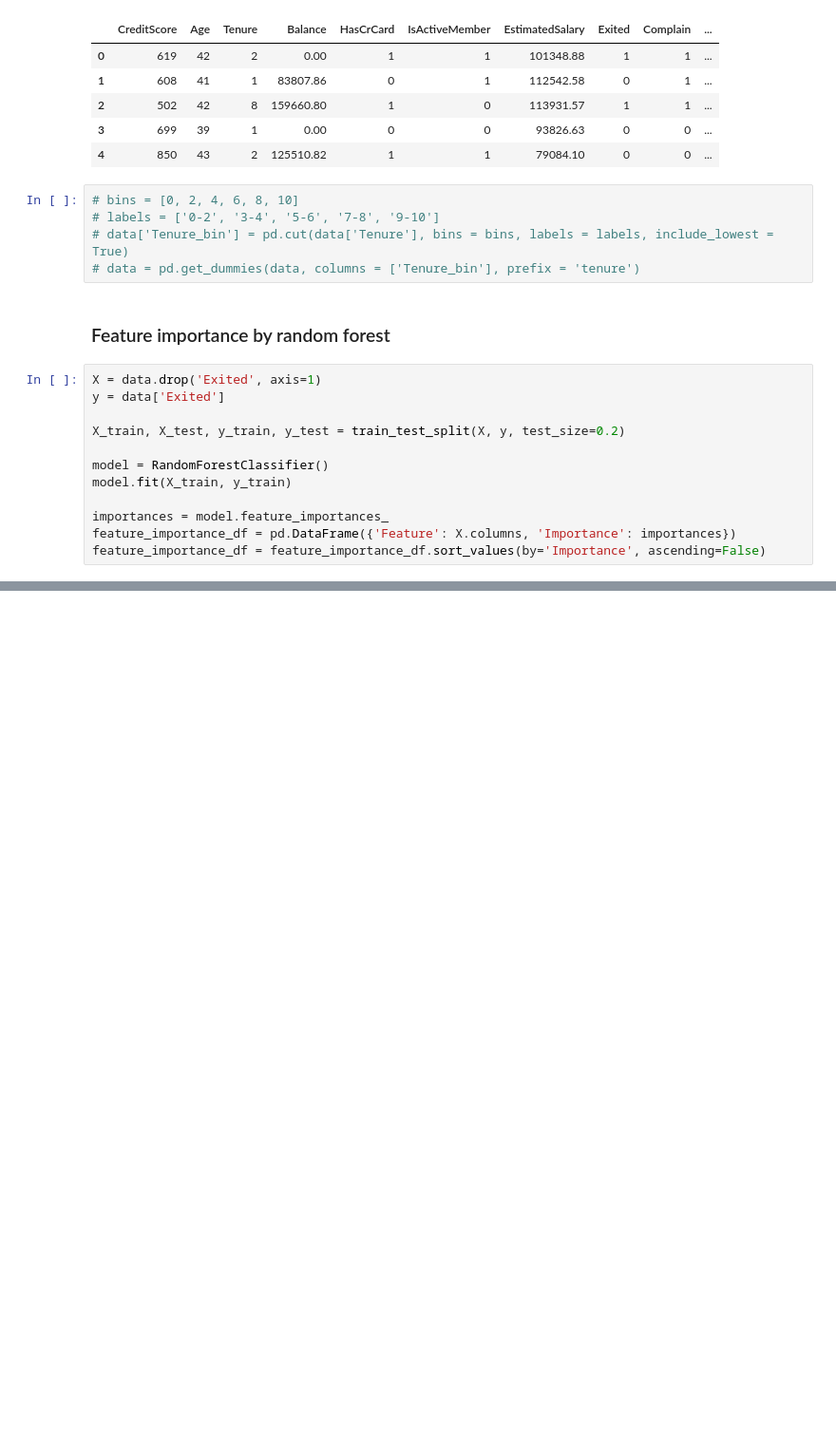
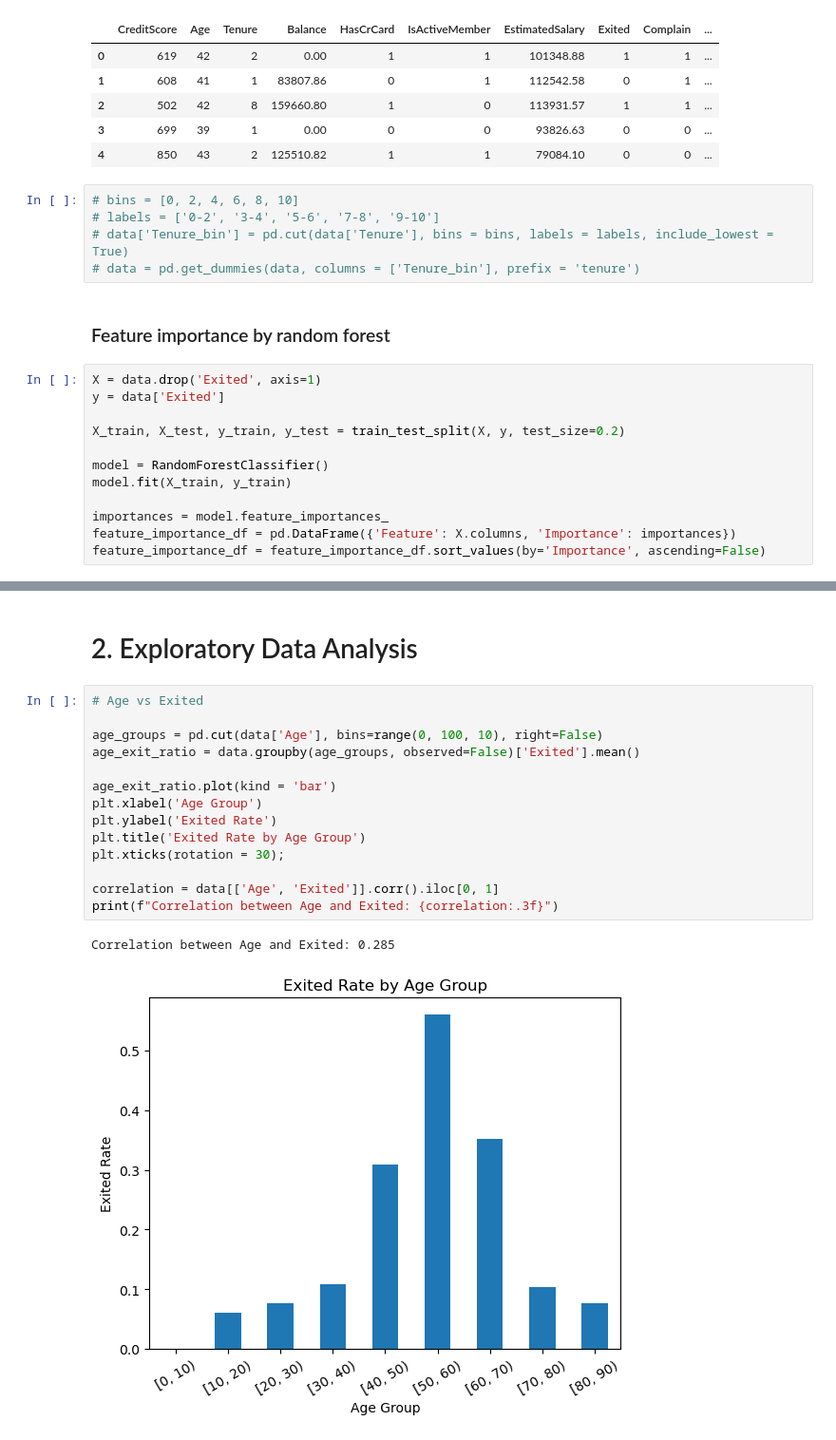
Before and after one commit to LikeLion-DSProjectTeam/Team_1, a Jupyter notebook: code/Beomseong.ipynb, the cells around one changed output, grey strips where cells are left out. Shown at 95% size. Saved outputs shown, nothing was run; the diff lists cells and outputs as text; blank space fills up the shorter version.

```diff
--- a/code/Beomseong.ipynb
+++ b/code/Beomseong.ipynb
@@ -233,0 +233,19 @@ plt.show();
+# %% [markdown]
+# 2. Exploratory Data Analysis
+# %%
+# Age vs Exited
+
+age_groups = pd.cut(data['Age'], bins=range(0, 100, 10), right=False)
+age_exit_ratio = data.groupby(age_groups, observed=False)['Exited'].mean()
+
+age_exit_ratio.plot(kind = 'bar')
+plt.xlabel('Age Group')
+plt.ylabel('Exited Rate')
+plt.title('Exited Rate by Age Group')
+plt.xticks(rotation = 30);
+
+correlation = data[['Age', 'Exited']].corr().iloc[0, 1]
+print(f"Correlation between Age and Exited: {correlation:.3f}")
+# %% [output]
+Correlation between Age and Exited: 0.285
+[figure, added]
```
Also changed, not shown: parts of 38 cells of this notebook.
